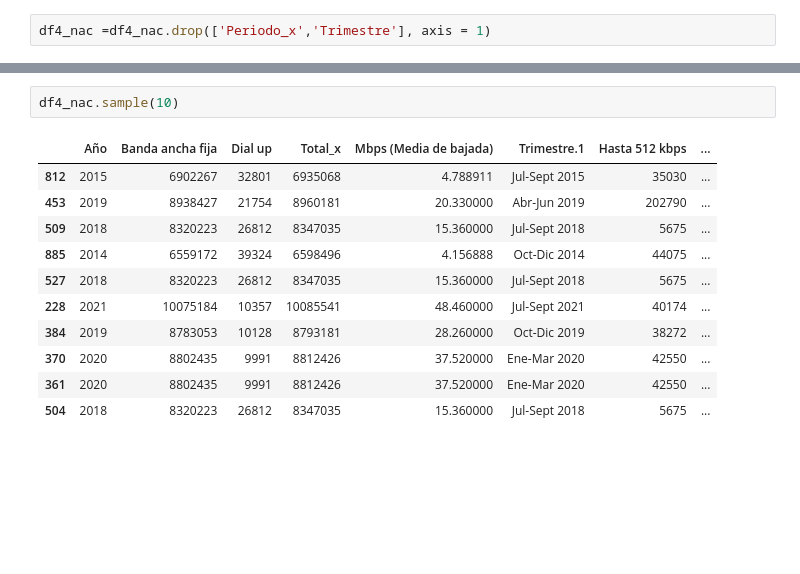
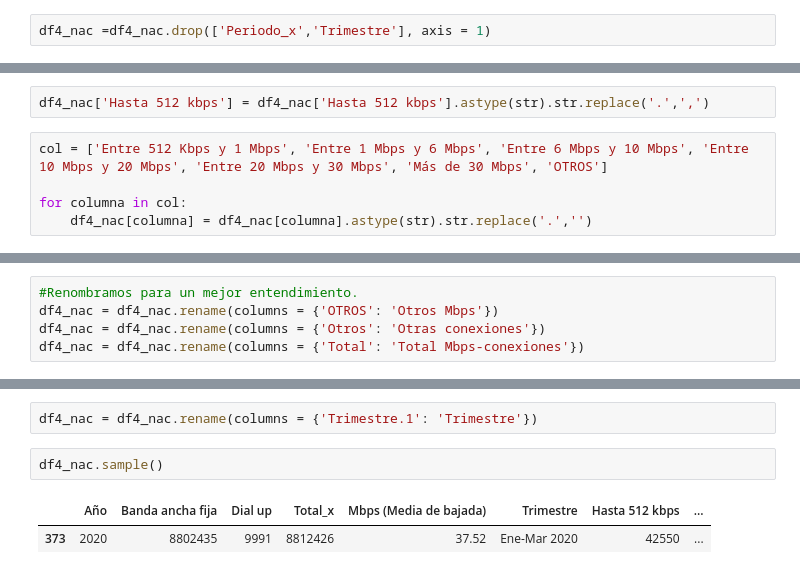
Before and after one commit to RomaDolcenera/PI2_enacom, a Jupyter notebook: ETL.ipynb, the cells around one changed output, grey strips where cells are left out. Drawn from its saved outputs; the diff is of its cells as text; blank space fills up the shorter version.

```diff
--- a/ETL.ipynb
+++ b/ETL.ipynb
@@ -561,0 +581,7 @@ df4_nac =df4_nac.drop(['Periodo_x','Trimestre'], axis = 1)
+# %%
+df4_nac['Hasta 512 kbps'] = df4_nac['Hasta 512 kbps'].astype(str).str.replace('.',',')
+# %%
+col = ['Entre 512 Kbps y 1 Mbps', 'Entre 1 Mbps y 6 Mbps', 'Entre 6 Mbps y 10 Mbps', 'Entre 10 Mbps y 20 Mbps', 'Entre 20 Mbps y 30 Mbps', 'Más de 30 Mbps', 'OTROS']
+
+for columna in col:
+    df4_nac[columna] = df4_nac[columna].astype(str).str.replace('.','')
@@ -561,0 +594,5 @@ df4_nac =df4_nac.drop(['Periodo_x','Trimestre'], axis = 1)
+# %%
+#Renombramos para un mejor entendimiento.
+df4_nac = df4_nac.rename(columns = {'OTROS': 'Otros Mbps'})
+df4_nac = df4_nac.rename(columns = {'Otros': 'Otras conexiones'})
+df4_nac = df4_nac.rename(columns = {'Total': 'Total Mbps-conexiones'})
@@ -562,14 +699,7 @@ df4_nac =df4_nac.drop(['Periodo_x','Trimestre'], axis = 1)
+# %%
+df4_nac = df4_nac.rename(columns = {'Trimestre.1': 'Trimestre'})
 # %%
-df4_nac.sample(10)
+df4_nac.sample()
 # %% [output]
-|  | Año | Banda ancha fija | Dial up | Total_x | Mbps (Media de bajada) | Trimestre.1 | Hasta 512 kbps | ... |
-| 812 | 2015 | 6902267 | 32801 | 6935068 | 4.788911 | Jul-Sept 2015 | 35030 | ... |
-| 453 | 2019 | 8938427 | 21754 | 8960181 | 20.330000 | Abr-Jun 2019 | 202790 | ... |
-| 509 | 2018 | 8320223 | 26812 | 8347035 | 15.360000 | Jul-Sept 2018 | 5675 | ... |
-| 885 | 2014 | 6559172 | 39324 | 6598496 | 4.156888 | Oct-Dic 2014 | 44075 | ... |
-| 527 | 2018 | 8320223 | 26812 | 8347035 | 15.360000 | Jul-Sept 2018 | 5675 | ... |
-| 228 | 2021 | 10075184 | 10357 | 10085541 | 48.460000 | Jul-Sept 2021 | 40174 | ... |
-| 384 | 2019 | 8783053 | 10128 | 8793181 | 28.260000 | Oct-Dic 2019 | 38272 | ... |
-| 370 | 2020 | 8802435 | 9991 | 8812426 | 37.520000 | Ene-Mar 2020 | 42550 | ... |
-| 361 | 2020 | 8802435 | 9991 | 8812426 | 37.520000 | Ene-Mar 2020 | 42550 | ... |
-| 504 | 2018 | 8320223 | 26812 | 8347035 | 15.360000 | Jul-Sept 2018 | 5675 | ... |
+|  | Año | Banda ancha fija | Dial up | Total_x | Mbps (Media de bajada) | Trimestre | Hasta 512 kbps | ... |
+| 373 | 2020 | 8802435 | 9991 | 8812426 | 37.52 | Ene-Mar 2020 | 42550 | ... |
```
Also changed, not shown: parts of 15 cells of this notebook, 2 other files.
